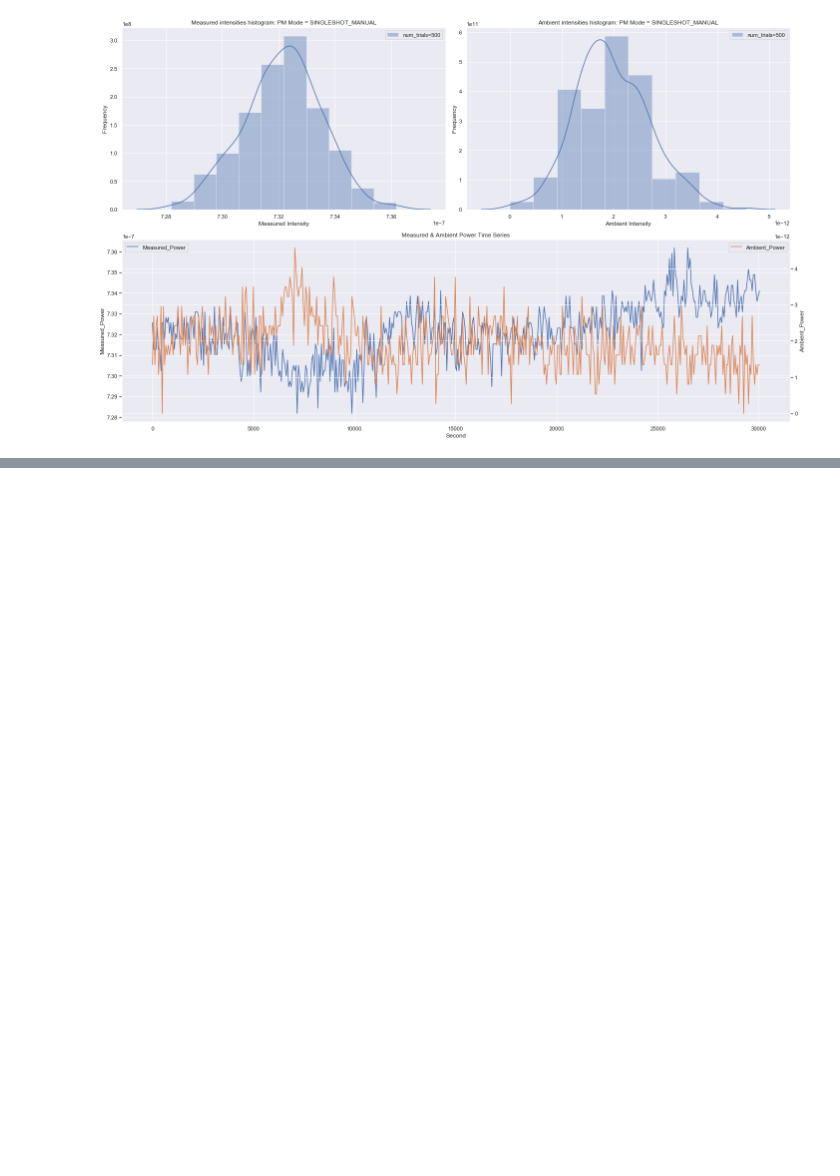
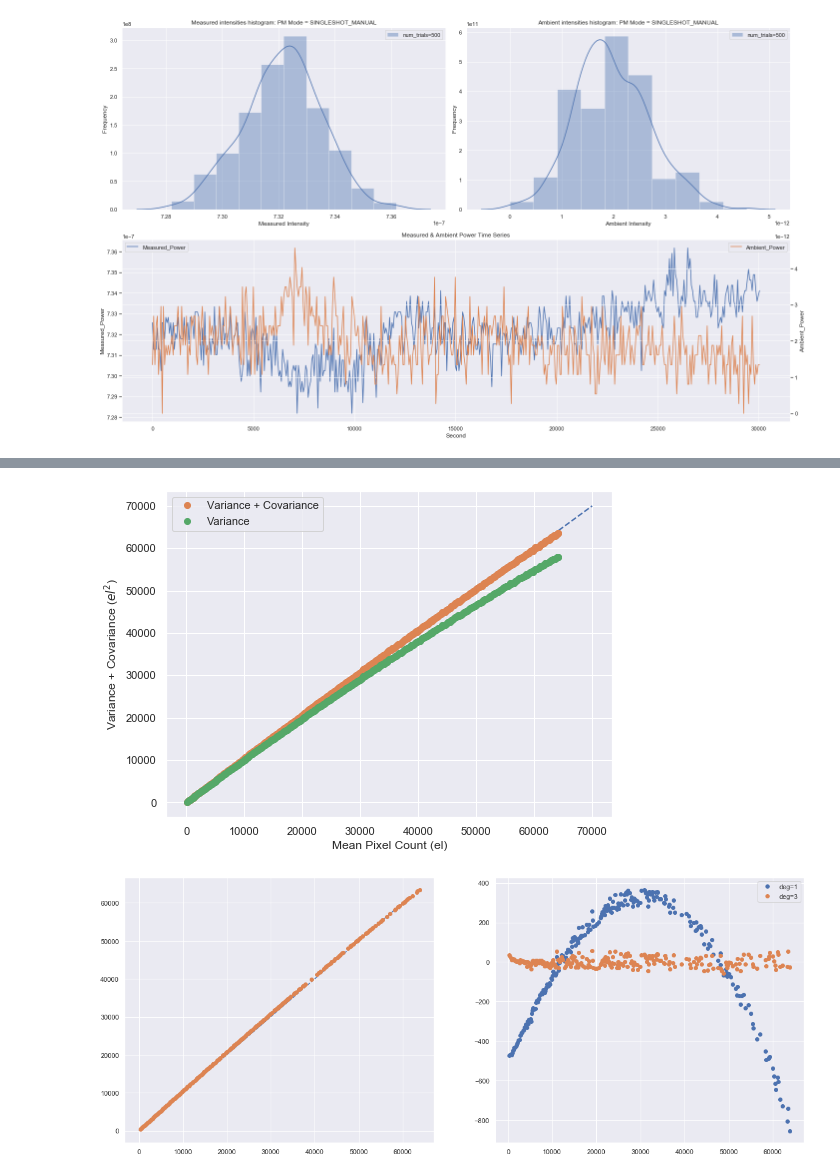
Before and after one commit to JerryLiuMY/OPMD, a Jupyter notebook: src/stability.ipynb, the cells around one changed output, grey strips where cells are left out. Cells and saved outputs as stored; diff of their text form; code cells hidden in the pictures; blank space fills up the shorter version.

```diff
--- a/src/stability.ipynb
+++ b/src/stability.ipynb
@@ -100,0 +50,8 @@ plt.plot(medians, correls[:, 1, 0], 'o', label='R01')
+# %%
+run_covariance('PTC20-21-03-19-19-04.fits', 5, 3)
+# covariance('PTC20-21-03-19-19-04.fits', 6)
+# covariance('PTC20-21-03-19-19-04.fits', 10)
+# covariance('PTC20-21-03-19-19-04.fits', 11)
+# %% [output]
+[figure, added]
+[figure, added]
```
Also changed, not shown: parts of 11 cells of this notebook, 4 other files.
